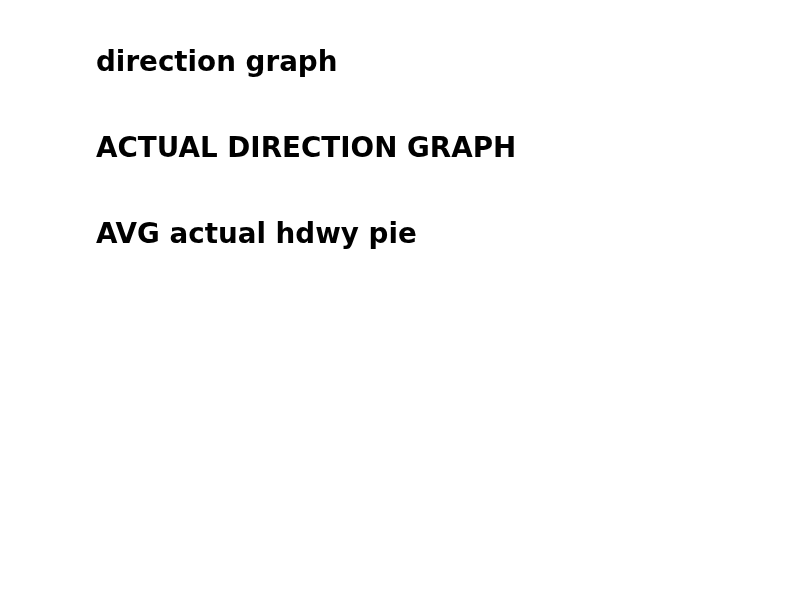
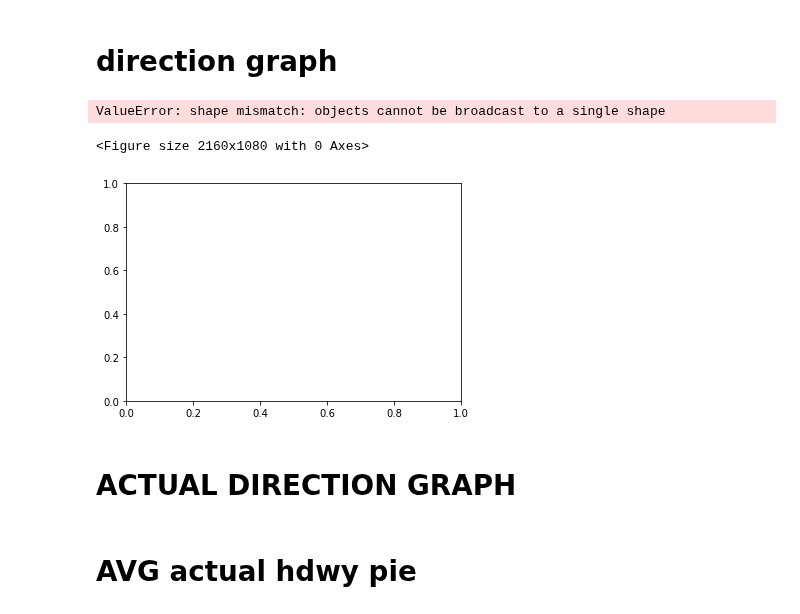
Before and after one commit to NSS-Data-Analytics-Cohort-7/wego-shut_up_and_take_my_query, a Jupyter notebook: WeGo/notebooks/Untitled1.ipynb, the cells around one changed output. Cells and saved outputs as stored; diff of their text form; code cells hidden in the pictures; blank space fills up the shorter version.

```diff
--- a/WeGo/notebooks/Untitled1.ipynb
+++ b/WeGo/notebooks/Untitled1.ipynb
@@ -167,33 +347,37 @@ plt.show()
 # %%
 f = plt.figure(figsize=(30, 15))
 
-labels = ['7 TO', '22 TO', '3 TO', '23 FROM', '55 TO', '50 TO', '52 FROM', '56 TO']
-AVG_ACTUAL_HDWY = [24.49, 31.04, 25.04, 18.34, 14.01, 20.28, 20.30, 14.18]
+labels = ['22 To', 'From 52', '23 FROM', '7 To', '56 To', '3 To', '55 To', '50 To']
+AVG_ACTUAL_HDWY = []
 AVG_DWELL_IN_MINS = [12.48, 11.32, 10.62, 10.36, 9.79, 9.78, 8.87, 8.62]
 AVG_ADHERENCE = [-2.34, -1.55, -2.40, -1.74, -2.40, -2.76, -2.24, -2.26]
 
 x = np.arange(len(labels))
 width = 0.5
 
 fig, ax = plt.subplots()
 
 colors = sns.mpl_palette("Paired", 8)
 
 rects1 = ax.bar(x - width/2, AVG_ACTUAL_HDWY, width, label= 'AVG ACTUAL HDWY', color = colors, edgecolor= 'black')
 rects2 = ax.bar(x + width/2, AVG_DWELL_IN_MINS, width, label= 'AVG DWELL IN MINS', color = colors, edgecolor= 'black')
 rects3 = ax.bar(x + width/2, AVG_ADHERENCE, width, label= 'AVG ADHERENCE', color = colors, edgecolor= 'black')
 
 ax.set_ylabel('MINS')
 ax.set_title('Average Headway, Dwell Time, Adherence')
 ax.set_xticks(x, labels)
 ax.legend()
 
 ax.bar_label(rects1, label_type='edge', color='black', padding=-2, fontsize=13)
 ax.bar_label(rects2, label_type='center', color ='white', fontsize= 14)
 ax.bar_label(rects3, label_type='center', color ='white', padding = -15, fontsize=14)
 
 fig.tight_layout()
 plt.show;
+# %% [output]
+ValueError: shape mismatch: objects cannot be broadcast to a single shape
+<Figure size 2160x1080 with 0 Axes>
+[figure, added]
 # %%
 #direction_groupby
 # %% [markdown]
```
Also changed, not shown: parts of 32 cells of this notebook.
